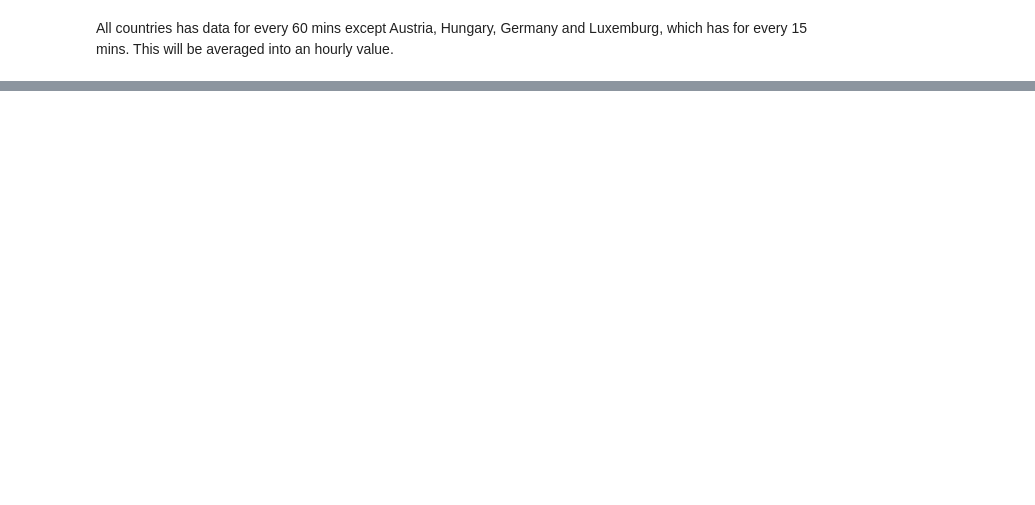
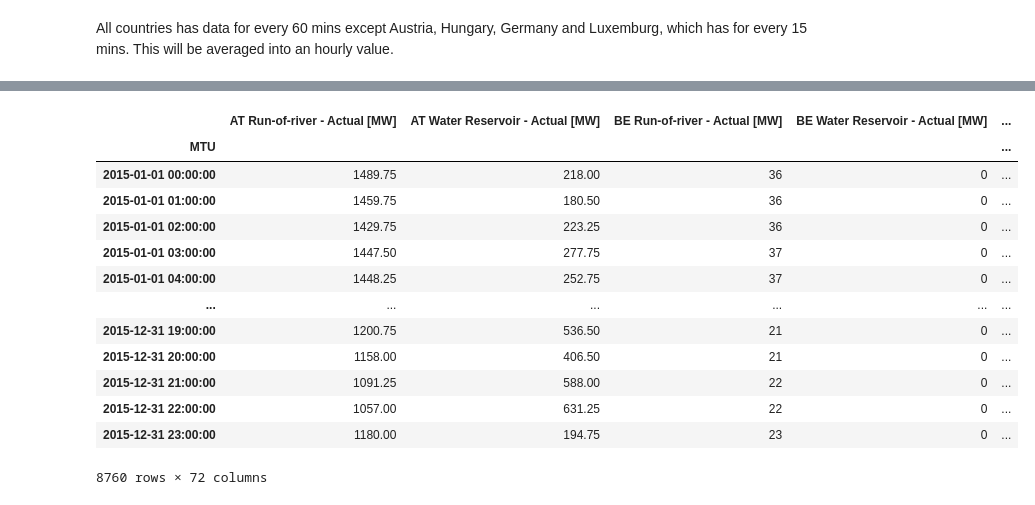
Before and after one commit to TheaGorzelak/Preproject-Masters, a Jupyter notebook: CMIP6 testing Jupyter notebooks/ERA-5 (atlite) vs historical data (ENTSO-E) for all European countries.ipynb, the cells around one changed output, grey strips where cells are left out. Cells and saved outputs as stored; diff of their text form; code cells hidden in the pictures; blank space fills up the shorter version.

```diff
--- a/CMIP6 testing Jupyter notebooks/ERA-5 (atlite) vs historical data (ENTSO-E) for all European countries.ipynb
+++ b/CMIP6 testing Jupyter notebooks/ERA-5 (atlite) vs historical data (ENTSO-E) for all European countries.ipynb
@@ -145,0 +201,43 @@ All countries has data for every 60 mins except Austria, Hungary, Germany and Lu
+# %%
+Country_codes = ['AT', 'BE', 'BG', 'CH', 'CY', 'CZ', 'DE', 'DK', 'EE', 'ES', 'FI', 'FR', 'GB', 'GE', 'GR', 'HR', 'HU', 'IE', 'IT', 'LT', 'LU', 'LV', 'MD', 'ME', 'MK', 'NL', 'NO', 'PL', 'PT', 'RO', 'RS', 'SE', 'SK', 'SL', 'UA', 'XK']
+i = 1    #Initializing iteration counter
+
+for filename in range(len(hydro_file_paths_2015)-1):
+    print(i,'-',Country_codes[i])
+    temporary_hydro_15 = pd.read_csv(hydro_file_paths_2015[i])    #Loading current file
+    temporary_hydro_16 = pd.read_csv(hydro_file_paths_2016[i])    #Loading current file
+
+    #Removing the last part of the timestamp - will only keep the starting time
+    temporary_hydro_15['MTU'] = temporary_hydro_15['MTU'].map(lambda x: x.split('-')[0])
+    temporary_hydro_16['MTU'] = temporary_hydro_16['MTU'].map(lambda x: x.split('-')[0])
+
+    #Changing index to DateTimeIndex
+    temporary_hydro_15.index = pd.to_datetime(temporary_hydro_15['MTU'])
+    temporary_hydro_16.index = pd.to_datetime(temporary_hydro_16['MTU'])
+
+    #Changing NaN and n/e to 0
+    temporary_hydro_15 = temporary_hydro_15.fillna(0)
+    temporary_hydro_15 = temporary_hydro_15.replace('n/e',0)
+    temporary_hydro_16 = temporary_hydro_16.fillna(0)
+    temporary_hydro_16 = temporary_hydro_16.replace('n/e',0)
+
+    #Defining name for column
+    col1name = Country_codes[i] + ' Run-of-river - Actual [MW]'
+    col2name = Country_codes[i] + ' Water Reservoir - Actual [MW]'
+
+    temporary_hydro_15.columns = ['del','del',col1name,col2name]
+    temporary_hydro_16.columns = ['del','del',col1name,col2name]
+
+    temporary_hydro_15 = temporary_hydro_15.drop(['del'],axis=1)
+    temporary_hydro_16 = temporary_hydro_16.drop(['del'],axis=1)
+
+    # IF STATEMENT FOR COUNTRIES WITH MORE THAN HOURLY RESOLUTION
+    if temporary_hydro_15.shape[0] != 8760:
+
+        # Changing frequency to 1hr
+        temporary_hydro_15 = temporary_hydro_15.resample("1H").mean()
+        temporary_hydro_16 = temporary_hydro_16.resample("1H").mean()
+
+    hydro_2015 = pd.concat([hydro_2015,temporary_hydro_15],axis=1,copy=False)
+    hydro_2016 = pd.concat([hydro_2016,temporary_hydro_16],axis=1,copy=False)
+    i=i+1
@@ -145,0 +262,17 @@ All countries has data for every 60 mins except Austria, Hungary, Germany and Lu
+# %%
+hydro_2015
+# %% [output]
+|  | AT Run-of-river - Actual [MW] | AT Water Reservoir - Actual [MW] | BE Run-of-river - Actual [MW] | BE Water Reservoir - Actual [MW] | ... |
+| MTU |  |  |  |  | ... |
+| 2015-01-01 00:00:00 | 1489.75 | 218.00 | 36 | 0 | ... |
+| 2015-01-01 01:00:00 | 1459.75 | 180.50 | 36 | 0 | ... |
+| 2015-01-01 02:00:00 | 1429.75 | 223.25 | 36 | 0 | ... |
+| 2015-01-01 03:00:00 | 1447.50 | 277.75 | 37 | 0 | ... |
+| 2015-01-01 04:00:00 | 1448.25 | 252.75 | 37 | 0 | ... |
+| ... | ... | ... | ... | ... | ... |
+| 2015-12-31 19:00:00 | 1200.75 | 536.50 | 21 | 0 | ... |
+| 2015-12-31 20:00:00 | 1158.00 | 406.50 | 21 | 0 | ... |
+| 2015-12-31 21:00:00 | 1091.25 | 588.00 | 22 | 0 | ... |
+| 2015-12-31 22:00:00 | 1057.00 | 631.25 | 22 | 0 | ... |
+| 2015-12-31 23:00:00 | 1180.00 | 194.75 | 23 | 0 | ... |
+8760 rows × 72 columns
```
Also changed, not shown: parts of 15 cells of this notebook, 1 other file.
